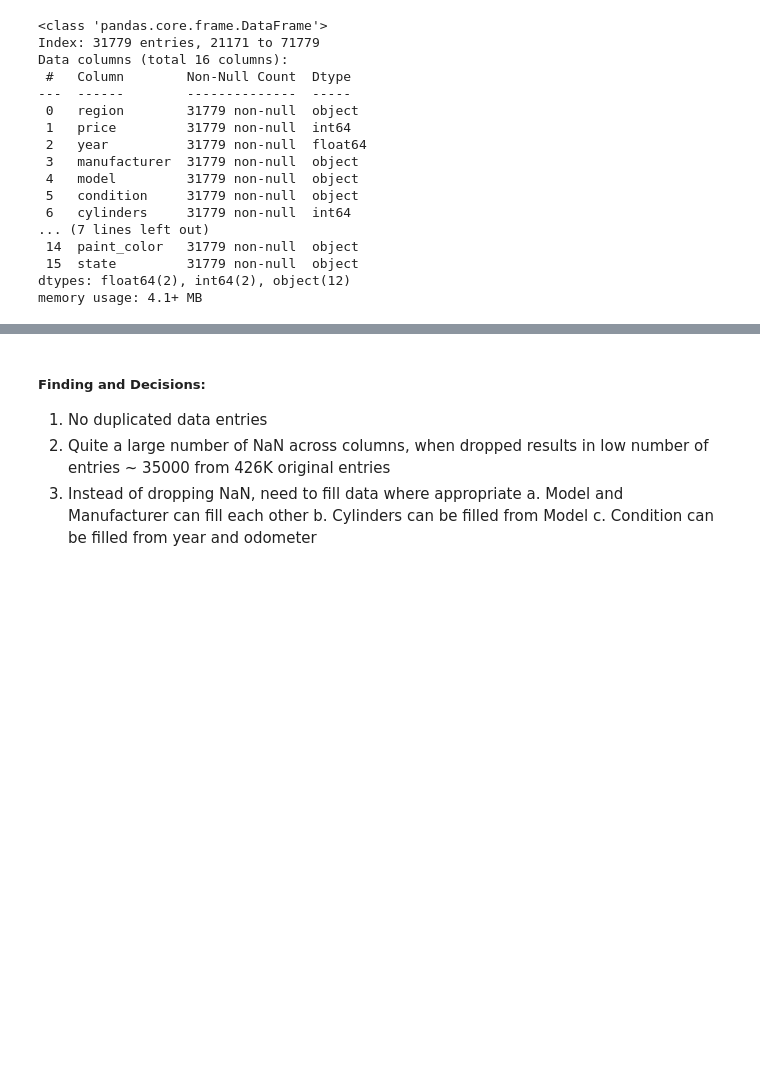
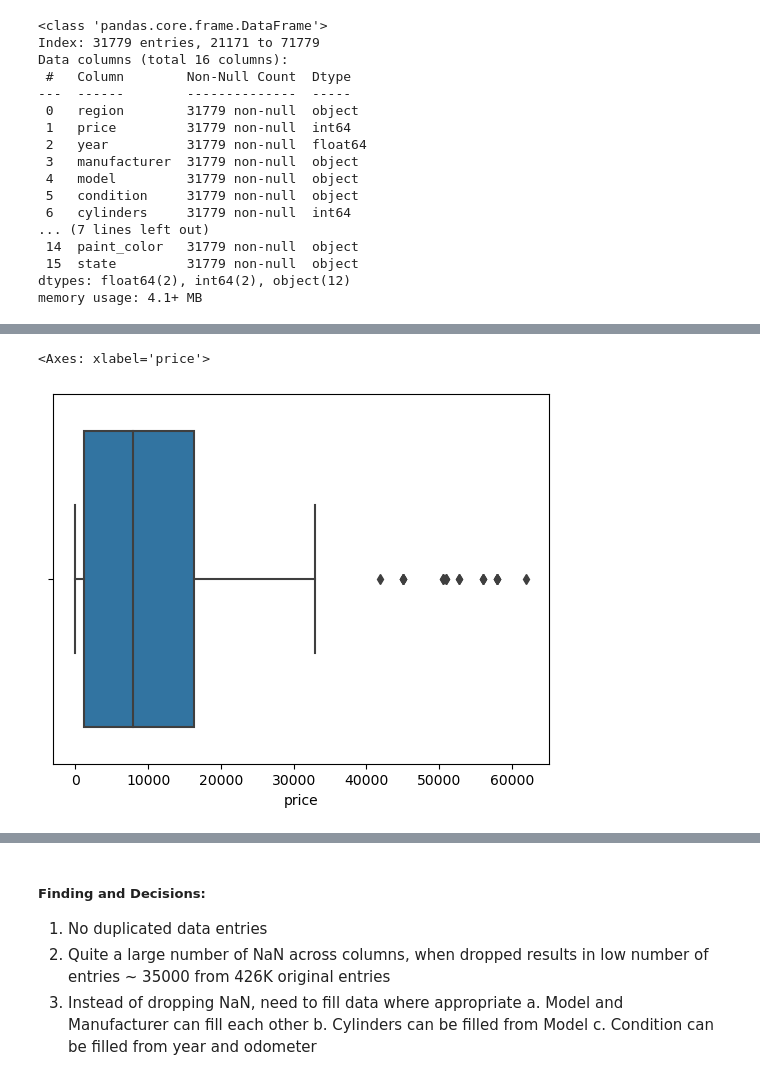
Before and after one commit to archana-rg/ml-practical-apps, a Jupyter notebook: used_car_price/used_car_price.ipynb, the cells around one changed output, grey strips where cells are left out. Cells and saved outputs as stored; diff of their text form; code cells hidden in the pictures; blank space fills up the shorter version.

```diff
--- a/used_car_price/used_car_price.ipynb
+++ b/used_car_price/used_car_price.ipynb
@@ -826,0 +858,3 @@ Name: count, dtype: int64
+# %%
+used_cars_cali  = used_cars_cali.dropna()
+used_cars_cali.info()
@@ -826,0 +882,6 @@ Name: count, dtype: int64
+# %%
+df = used_cars_cali.query('condition == "salvage"')
+sns.boxplot(x=df['price'])
+# %% [output]
+<Axes: xlabel='price'>
+[figure, added]
```
Also changed, not shown: parts of 32 cells of this notebook.
